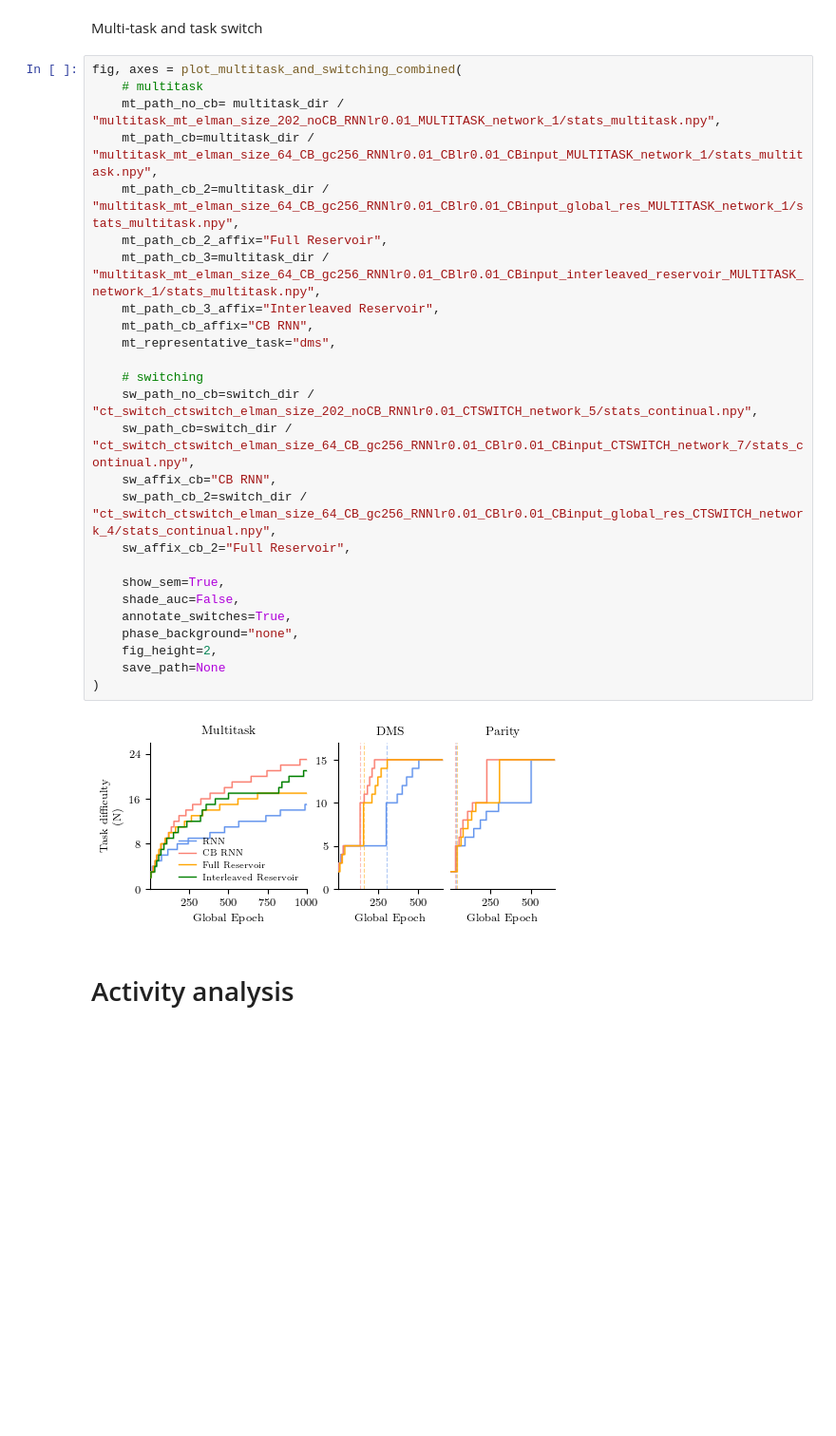
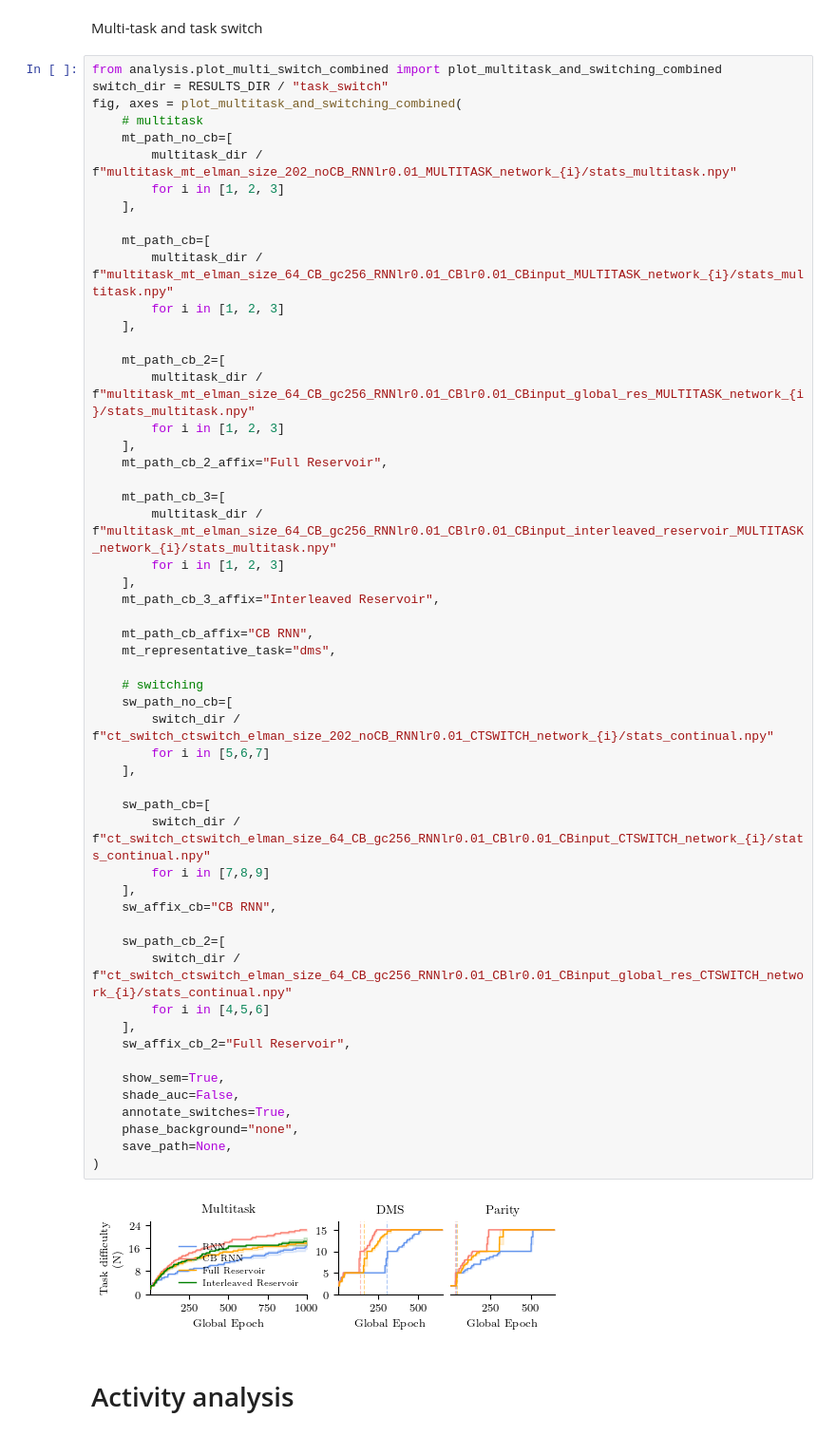
Before and after one commit to AlexVoce/Cortico-cerebellar_RNNs, a Jupyter notebook: final_analysis_figs.ipynb, the cells around one changed output. Shown at 95% size. Saved outputs shown, nothing was run; the diff lists cells and outputs as text; blank space fills up the shorter version.

Commit message:
update figure call

```diff
--- a/final_analysis_figs.ipynb
+++ b/final_analysis_figs.ipynb
@@ -262,33 +263,61 @@ task_aggs, fig, axs = average_and_plot_runs_multitask(
 # %% [markdown]
 Multi-task and task switch
 # %%
+from analysis.plot_multi_switch_combined import plot_multitask_and_switching_combined
+switch_dir = RESULTS_DIR / "task_switch"
 fig, axes = plot_multitask_and_switching_combined(
     # multitask
-    mt_path_no_cb= multitask_dir / "multitask_mt_elman_size_202_noCB_RNNlr0.01_MULTITASK_network_1/stats_multitask.npy",
-    mt_path_cb=multitask_dir / "multitask_mt_elman_size_64_CB_gc256_RNNlr0.01_CBlr0.01_CBinput_MULTITASK_network_1/stats_multitask.npy",
-    mt_path_cb_2=multitask_dir / "multitask_mt_elman_size_64_CB_gc256_RNNlr0.01_CBlr0.01_CBinput_global_res_MULTITASK_network_1/stats_multitask.npy",
+    mt_path_no_cb=[
+        multitask_dir / f"multitask_mt_elman_size_202_noCB_RNNlr0.01_MULTITASK_network_{i}/stats_multitask.npy"
+        for i in [1, 2, 3]
+    ],
+
+    mt_path_cb=[
+        multitask_dir / f"multitask_mt_elman_size_64_CB_gc256_RNNlr0.01_CBlr0.01_CBinput_MULTITASK_network_{i}/stats_multitask.npy"
+        for i in [1, 2, 3]
+    ],
+
+    mt_path_cb_2=[
+        multitask_dir / f"multitask_mt_elman_size_64_CB_gc256_RNNlr0.01_CBlr0.01_CBinput_global_res_MULTITASK_network_{i}/stats_multitask.npy"
+        for i in [1, 2, 3]
+    ],
     mt_path_cb_2_affix="Full Reservoir",
-    mt_path_cb_3=multitask_dir / "multitask_mt_elman_size_64_CB_gc256_RNNlr0.01_CBlr0.01_CBinput_interleaved_reservoir_MULTITASK_network_1/stats_multitask.npy",
+
+    mt_path_cb_3=[
+        multitask_dir / f"multitask_mt_elman_size_64_CB_gc256_RNNlr0.01_CBlr0.01_CBinput_interleaved_reservoir_MULTITASK_network_{i}/stats_multitask.npy"
+        for i in [1, 2, 3]
+    ],
     mt_path_cb_3_affix="Interleaved Reservoir",
+
     mt_path_cb_affix="CB RNN",
     mt_representative_task="dms",
 
     # switching
-    sw_path_no_cb=switch_dir / "ct_switch_ctswitch_elman_size_202_noCB_RNNlr0.01_CTSWITCH_network_5/stats_continual.npy",
-    sw_path_cb=switch_dir / "ct_switch_ctswitch_elman_size_64_CB_gc256_RNNlr0.01_CBlr0.01_CBinput_CTSWITCH_network_7/stats_continual.npy",
+    sw_path_no_cb=[
+        switch_dir / f"ct_switch_ctswitch_elman_size_202_noCB_RNNlr0.01_CTSWITCH_network_{i}/stats_continual.npy"
+        for i in [5,6,7]
+    ],
+
+    sw_path_cb=[
+        switch_dir / f"ct_switch_ctswitch_elman_size_64_CB_gc256_RNNlr0.01_CBlr0.01_CBinput_CTSWITCH_network_{i}/stats_continual.npy"
+        for i in [7,8,9]
+    ],
     sw_affix_cb="CB RNN",
-    sw_path_cb_2=switch_dir / "ct_switch_ctswitch_elman_size_64_CB_gc256_RNNlr0.01_CBlr0.01_CBinput_global_res_CTSWITCH_network_4/stats_continual.npy",
+
+    sw_path_cb_2=[
+        switch_dir / f"ct_switch_ctswitch_elman_size_64_CB_gc256_RNNlr0.01_CBlr0.01_CBinput_global_res_CTSWITCH_network_{i}/stats_continual.npy"
+        for i in [4,5,6]
+    ],
     sw_affix_cb_2="Full Reservoir",
 
     show_sem=True,
     shade_auc=False,
     annotate_switches=True,
     phase_background="none",
-    fig_height=2,
-    save_path=None
+    save_path=None,
 )
 # %% [output]
-[figure, old version]
+[figure, new version]
 # %% [markdown]
 # Activity analysis
 # %% [markdown]
```
Also changed, not shown: parts of 2 cells of this notebook.
